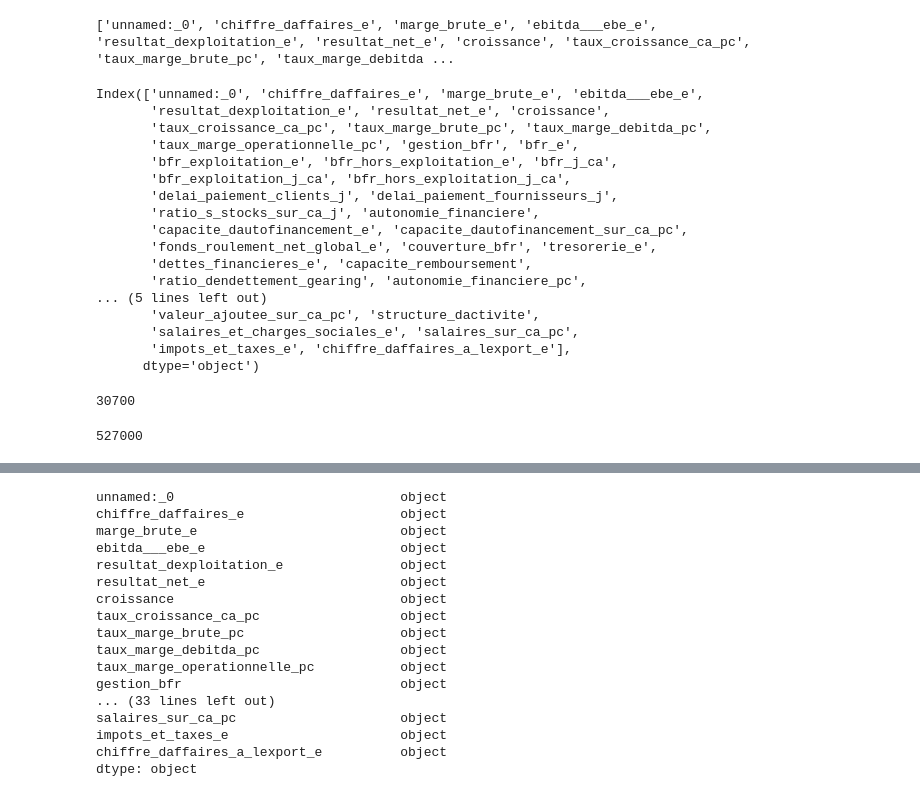
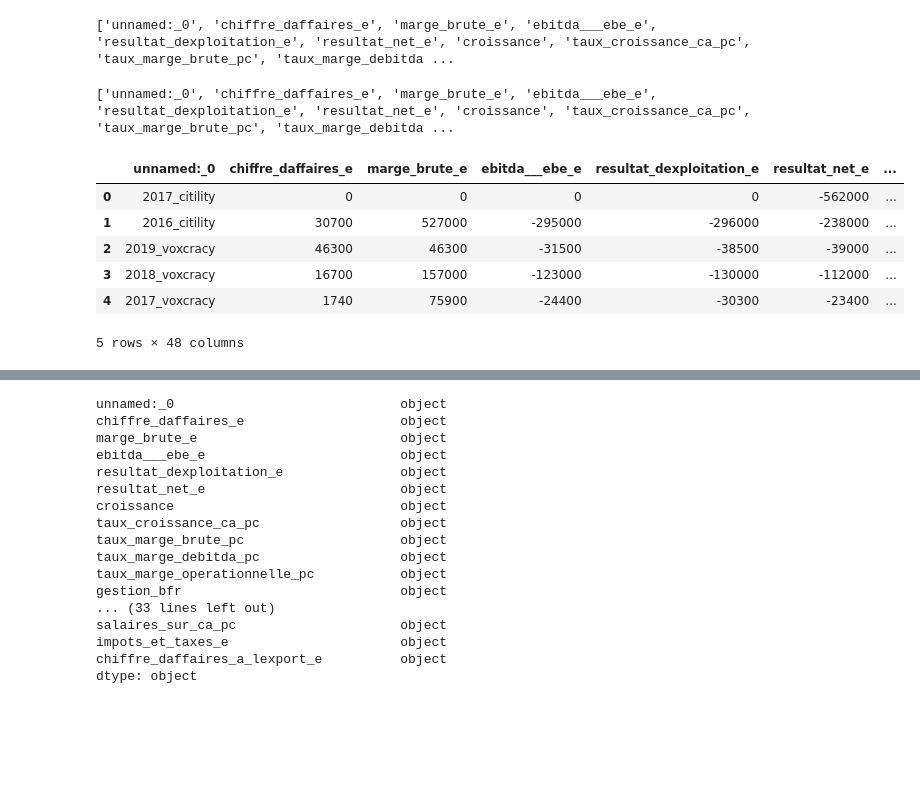
Before and after one commit to tatdef/IH_final_project, a Jupyter notebook: going_to_sql.ipynb, the cells around one changed output, grey strips where cells are left out. Drawn from its saved outputs; the diff is of its cells as text; code cells hidden in the pictures; blank space fills up the shorter version.

```diff
--- a/going_to_sql.ipynb
+++ b/going_to_sql.ipynb
@@ -60,3 +121,26 @@ print(new_col_names)
 ['unnamed:_0', 'chiffre_daffaires_e', 'marge_brute_e', 'ebitda___ebe_e', 'resultat_dexploitation_e', 'resultat_net_e', 'croissance', 'taux_croissance_ca_pc', 'taux_marge_brute_pc', 'taux_marge_debitda ...
 # %%
 companies_finance.columns = new_col_names
+# %%
+print(list(companies_finance.columns))
+# %% [output]
+['unnamed:_0', 'chiffre_daffaires_e', 'marge_brute_e', 'ebitda___ebe_e', 'resultat_dexploitation_e', 'resultat_net_e', 'croissance', 'taux_croissance_ca_pc', 'taux_marge_brute_pc', 'taux_marge_debitda ...
+# %%
+import re
+
+def fix_columns(x):
+    x=str(x)
+    if x== 'nan':
+        return 0
+    elif 'K' in x:
+        if ',' in x:
+            return int(re.split('[,K]', x)[0]+re.split('[,K]', x)[1]+'0'*(3-len(re.split('[,K]', x)[1])))
+        else:
+            return int(x.replace('K', '000'))
+    elif 'M' in x:
+        if ',' in x:
+            return int(re.split('[,M]', x)[0]+re.split('[,M]', x)[1]+'0'*(6-len(re.split('[,M]', x)[1])))
+        else:
+            return int(x.replace('M', '000'))
+    else:
+        return x
@@ -63,34 +150,13 @@ companies_finance.columns = new_col_names
+# %%
+for i in list(companies_finance.columns)[1:]:
+    companies_finance[i]= companies_finance[i].apply(fix_columns)
 # %%
-companies_finance.columns
+companies_finance.head()
 # %% [output]
+|  | unnamed:_0 | chiffre_daffaires_e | marge_brute_e | ebitda___ebe_e | resultat_dexploitation_e | resultat_net_e | ... |
+| 0 | 2017_citility | 0 | 0 | 0 | 0 | -562000 | ... |
+| 1 | 2016_citility | 30700 | 527000 | -295000 | -296000 | -238000 | ... |
+| 2 | 2019_voxcracy | 46300 | 46300 | -31500 | -38500 | -39000 | ... |
+| 3 | 2018_voxcracy | 16700 | 157000 | -123000 | -130000 | -112000 | ... |
+| 4 | 2017_voxcracy | 1740 | 75900 | -24400 | -30300 | -23400 | ... |
-Index(['unnamed:_0', 'chiffre_daffaires_e', 'marge_brute_e', 'ebitda___ebe_e',
-       'resultat_dexploitation_e', 'resultat_net_e', 'croissance',
-       'taux_croissance_ca_pc', 'taux_marge_brute_pc', 'taux_marge_debitda_pc',
-       'taux_marge_operationnelle_pc', 'gestion_bfr', 'bfr_e',
-       'bfr_exploitation_e', 'bfr_hors_exploitation_e', 'bfr_j_ca',
-       'bfr_exploitation_j_ca', 'bfr_hors_exploitation_j_ca',
-       'delai_paiement_clients_j', 'delai_paiement_fournisseurs_j',
-       'ratio_s_stocks_sur_ca_j', 'autonomie_financiere',
-       'capacite_dautofinancement_e', 'capacite_dautofinancement_sur_ca_pc',
-       'fonds_roulement_net_global_e', 'couverture_bfr', 'tresorerie_e',
-       'dettes_financieres_e', 'capacite_remboursement',
-       'ratio_dendettement_gearing', 'autonomie_financiere_pc',
-... (5 lines left out)
-       'valeur_ajoutee_sur_ca_pc', 'structure_dactivite',
-       'salaires_et_charges_sociales_e', 'salaires_sur_ca_pc',
-       'impots_et_taxes_e', 'chiffre_daffaires_a_lexport_e'],
-      dtype='object')
+5 rows × 48 columns
-# %%
-str1='30,7K'
-import re
-re.split('[,K]', str1)
-str2= int(re.split('[,K]', str1)[0]+re.split('[,K]', str1)[1]+'0'*(3-len(re.split('[,K]', str1)[1])))
-str2
-# %% [output]
-30700
-# %%
-str3='527K'
-str4= int(str3.replace('K', '000'))
-str4
-# %% [output]
-527000
```
Also changed, not shown: parts of 21 cells of this notebook, 5 other files.
